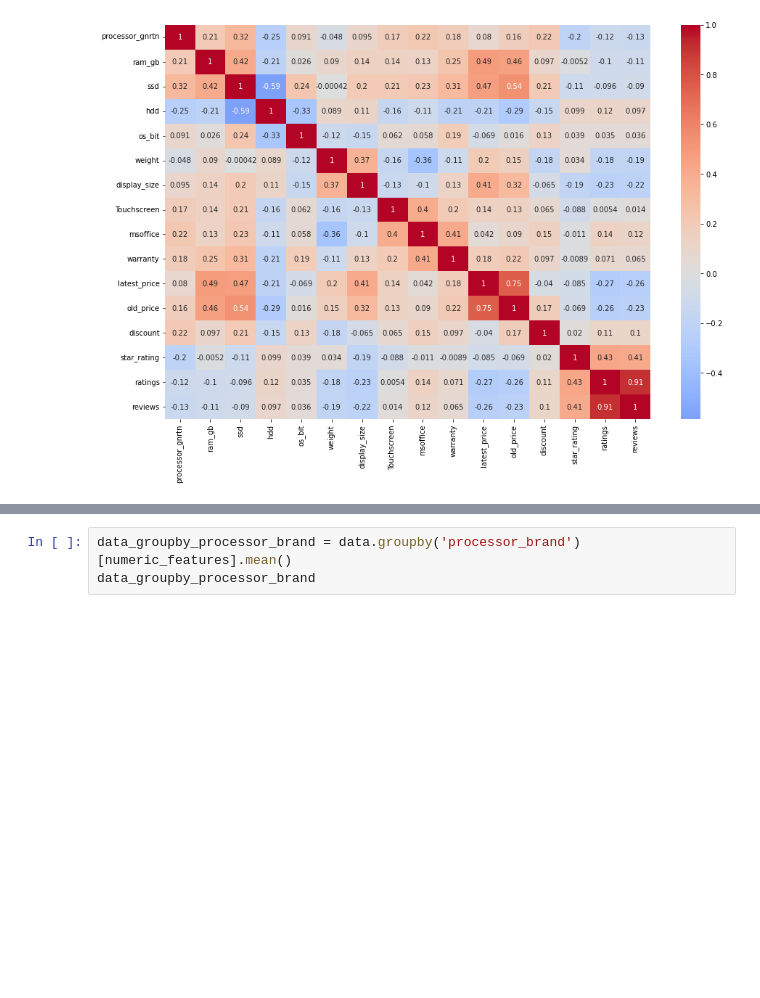
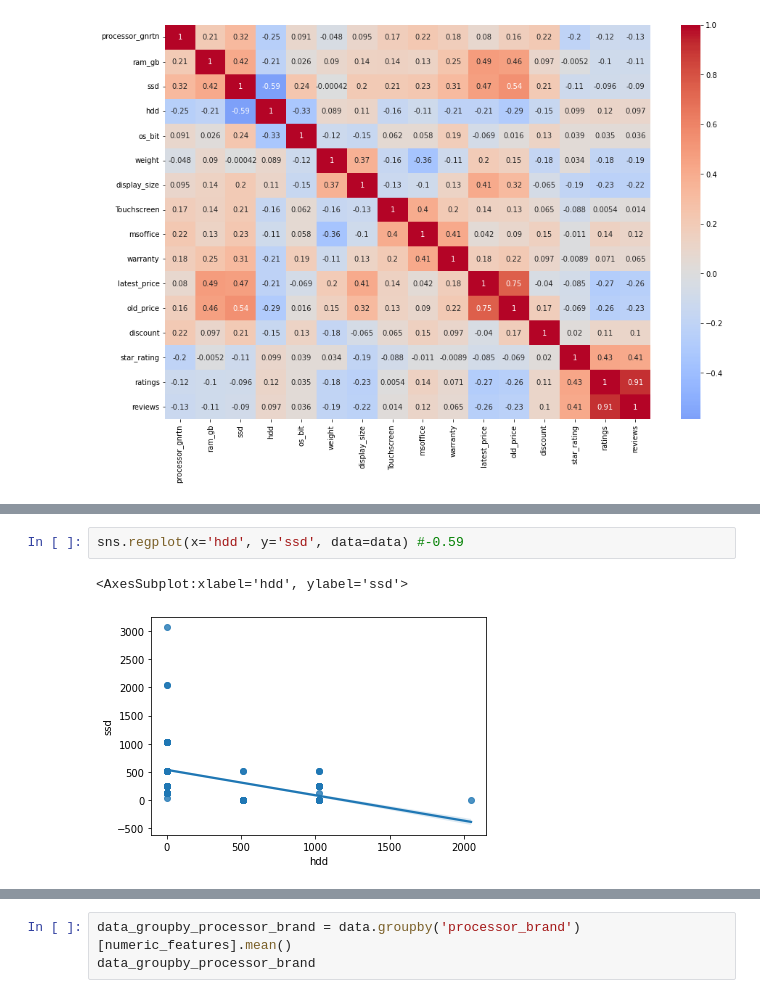
Before and after one commit to NoaBarNov/Data-Science-Project, a Jupyter notebook: newfinalproject.ipynb, the cells around one changed output, grey strips where cells are left out. Saved outputs shown, nothing was run; the diff lists cells and outputs as text; blank space fills up the shorter version.

```diff
--- a/newfinalproject.ipynb
+++ b/newfinalproject.ipynb
@@ -526,0 +536,5 @@ plt.subplots_adjust(wspace = 0.5)
+# %%
+sns.regplot(x='hdd', y='ssd', data=data) #-0.59
+# %% [output]
+<AxesSubplot:xlabel='hdd', ylabel='ssd'>
+[figure, added]
```
Also changed, not shown: parts of 92 cells of this notebook, 3 other files.
